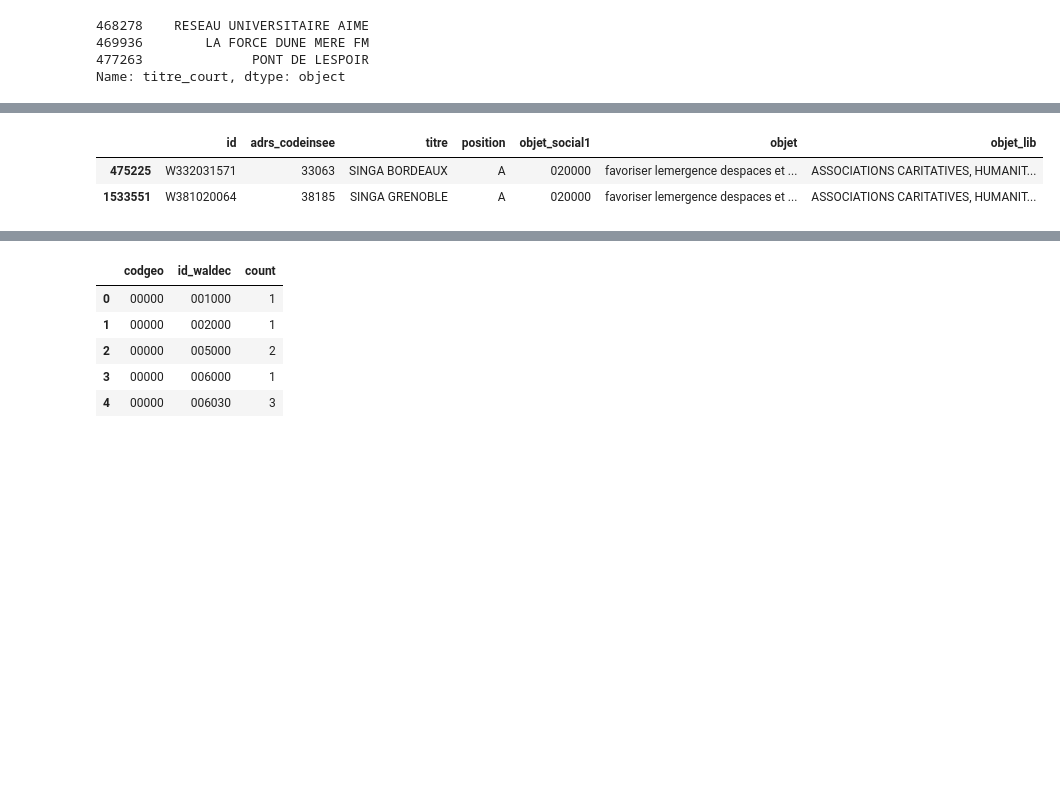
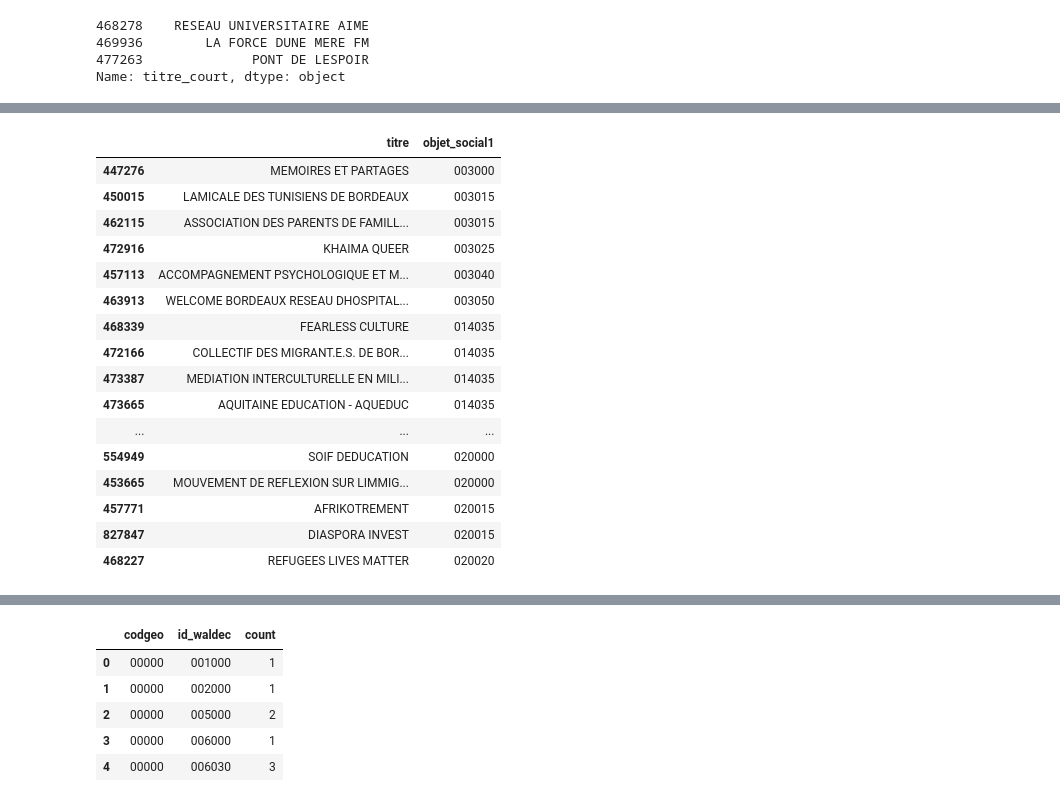
Before and after one commit to jbesan/13_odis_stream2, a Jupyter notebook: notebooks/odis_check_data.ipynb, the cells around one changed output, grey strips where cells are left out. Cells and saved outputs as stored; diff of their text form; code cells hidden in the pictures; blank space fills up the shorter version.

Commit message:
New Refugee-specific Associations lookup (#12)

```diff
--- a/notebooks/odis_check_data.ipynb
+++ b/notebooks/odis_check_data.ipynb
@@ -146,7 +128,10 @@ asso[(asso.objet_social1=='019025') & (asso.adrs_codeinsee=='33063')].titre_cour
 Name: titre_court, dtype: object
 # %%
 asso_refug = asso[asso.objet_social1.str.startswith(('003', '019', '020', '014'), na=False)].loc[
-    asso['objet'].str.contains('asile', regex=False, case=False, na=False)|asso['objet'].str.contains('réfugié', regex=False, case=False, na=False),
+    asso['objet'].str.contains('asil', regex=False, case=False, na=False)
+    |asso['objet'].str.contains('refug', regex=False, case=False, na=False)
+    |asso['objet'].str.contains('nouveaux arrivants', regex=False, case=False, na=False)
+    |asso['objet'].str.contains('migra', regex=False, case=False, na=False),
     ['id', 'adrs_codeinsee', 'titre','position','objet_social1', 'objet']
 ]
 # %%
@@ -176,9 +178,23 @@ asso_refug.groupby(['objet_social1', 'objet_lib']).count().sort_values(by='id',
 # %%
-asso_refug[asso_refug['titre'].str.contains('SINGA')]
+asso_refug[asso_refug.adrs_codeinsee == "33063"][['titre', 'objet_social1']].sort_values(by='objet_social1')
 # %% [output]
-|  | id | adrs_codeinsee | titre | position | objet_social1 | objet | objet_lib |
-| 475225 | W332031571 | 33063 | SINGA BORDEAUX | A | 020000 | favoriser lemergence despaces et ... | ASSOCIATIONS CARITATIVES, HUMANIT... |
-| 1533551 | W381020064 | 38185 | SINGA GRENOBLE | A | 020000 | favoriser lemergence despaces et ... | ASSOCIATIONS CARITATIVES, HUMANIT... |
+|  | titre | objet_social1 |
+| 447276 | MEMOIRES ET PARTAGES | 003000 |
+| 450015 | LAMICALE DES TUNISIENS DE BORDEAUX | 003015 |
+| 462115 | ASSOCIATION DES PARENTS DE FAMILL... | 003015 |
+| 472916 | KHAIMA QUEER | 003025 |
+| 457113 | ACCOMPAGNEMENT PSYCHOLOGIQUE ET M... | 003040 |
+| 463913 | WELCOME BORDEAUX RESEAU DHOSPITAL... | 003050 |
+| 468339 | FEARLESS CULTURE | 014035 |
+| 472166 | COLLECTIF DES MIGRANT.E.S. DE BOR... | 014035 |
+| 473387 | MEDIATION INTERCULTURELLE EN MILI... | 014035 |
+| 473665 | AQUITAINE EDUCATION - AQUEDUC | 014035 |
+| ... | ... | ... |
+| 554949 | SOIF DEDUCATION | 020000 |
+| 453665 | MOUVEMENT DE REFLEXION SUR LIMMIG... | 020000 |
+| 457771 | AFRIKOTREMENT | 020015 |
+| 827847 | DIASPORA INVEST | 020015 |
+| 468227 | REFUGEES LIVES MATTER | 020020 |
 # %%
 odis_referentiels[(odis_referentiels.code=='23000')].head(100)
 # %% [output]
```
Also changed, not shown: parts of 14 cells of this notebook, 28 other files.
